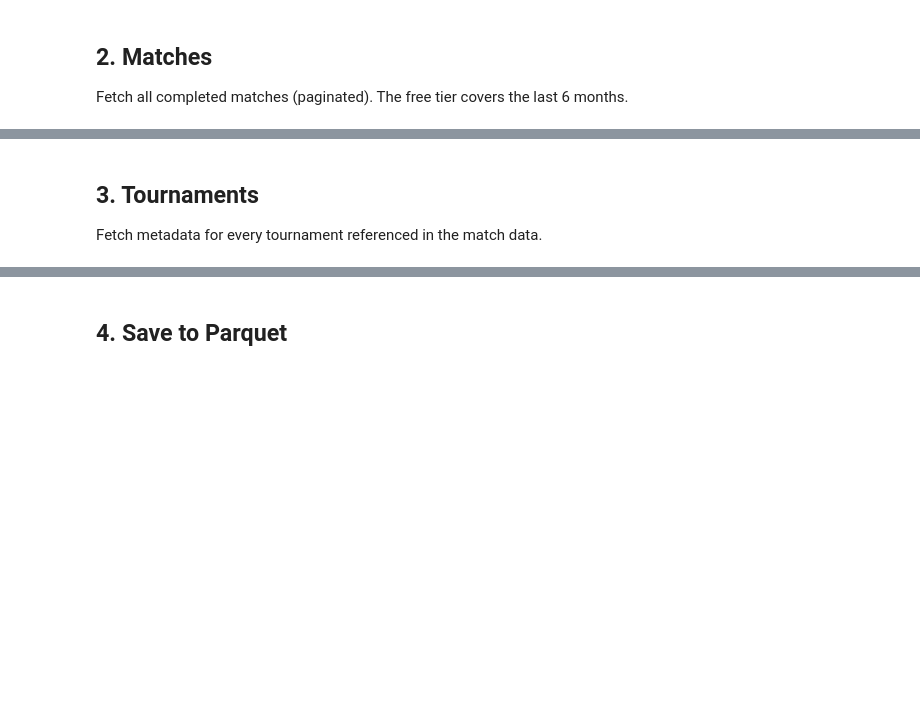
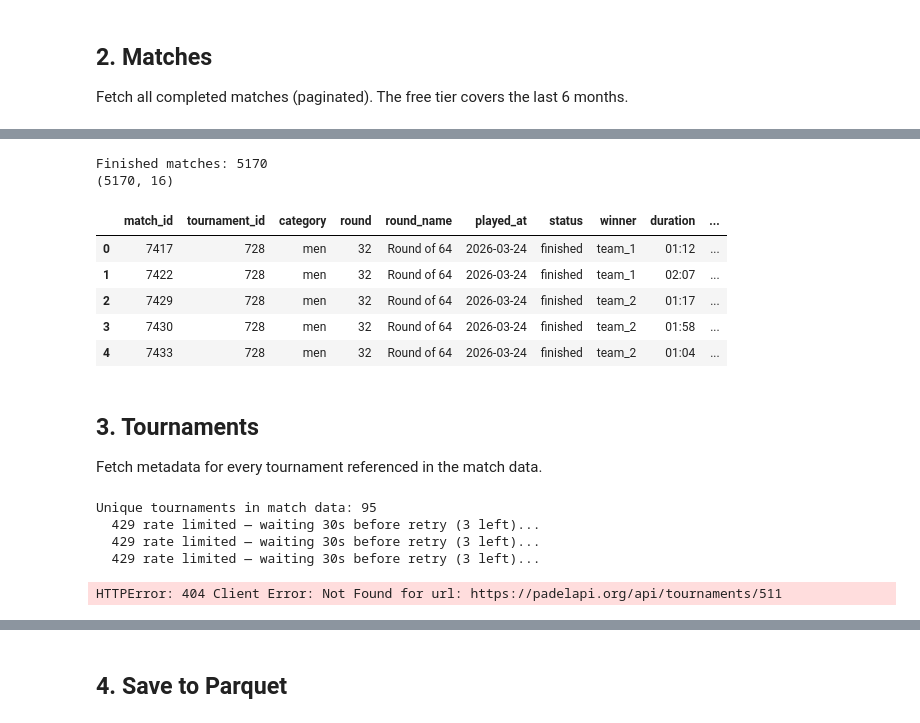
Before and after one commit to TheodorUtvik/padel-analytics, a Jupyter notebook: notebooks/02_collect_data.ipynb, the cells around one changed output, grey strips where cells are left out. Saved outputs shown, nothing was run; the diff lists cells and outputs as text; code cells hidden in the pictures; blank space fills up the shorter version.

Commit message:
Collected player, matches and tournaments data from api.

```diff
--- a/notebooks/02_collect_data.ipynb
+++ b/notebooks/02_collect_data.ipynb
@@ -45,3 +95,20 @@ df_matches.head()
+# %%
+finished = [m for m in raw_matches if m.get('status') == 'finished']
+print(f'Finished matches: {len(finished)}')
+
+df_matches = pd.DataFrame([flatten_match(m) for m in finished])
+df_matches['played_at'] = pd.to_datetime(df_matches['played_at'], errors='coerce')
+print(df_matches.shape)
+df_matches.head()
+# %% [output]
+Finished matches: 5170
+(5170, 16)
+|  | match_id | tournament_id | category | round | round_name | played_at | status | winner | duration | ... |
+| 0 | 7417 | 728 | men | 32 | Round of 64 | 2026-03-24 | finished | team_1 | 01:12 | ... |
+| 1 | 7422 | 728 | men | 32 | Round of 64 | 2026-03-24 | finished | team_1 | 02:07 | ... |
+| 2 | 7429 | 728 | men | 32 | Round of 64 | 2026-03-24 | finished | team_2 | 01:17 | ... |
+| 3 | 7430 | 728 | men | 32 | Round of 64 | 2026-03-24 | finished | team_2 | 01:58 | ... |
+| 4 | 7433 | 728 | men | 32 | Round of 64 | 2026-03-24 | finished | team_2 | 01:04 | ... |
 # %% [markdown]
 ## 3. Tournaments
 Fetch metadata for every tournament referenced in the match data.
@@ -55,3 +122,9 @@ df_tournaments['start_date'] = pd.to_datetime(df_tournaments['start_date'], erro
 df_tournaments['end_date'] = pd.to_datetime(df_tournaments['end_date'], errors='coerce')
 print(df_tournaments.shape)
 df_tournaments.head()
+# %% [output]
+Unique tournaments in match data: 95
+  429 rate limited — waiting 30s before retry (3 left)...
+  429 rate limited — waiting 30s before retry (3 left)...
+  429 rate limited — waiting 30s before retry (3 left)...
+HTTPError: 404 Client Error: Not Found for url: https://padelapi.org/api/tournaments/511
```
Also changed, not shown: parts of 8 cells of this notebook, 3 other files.
